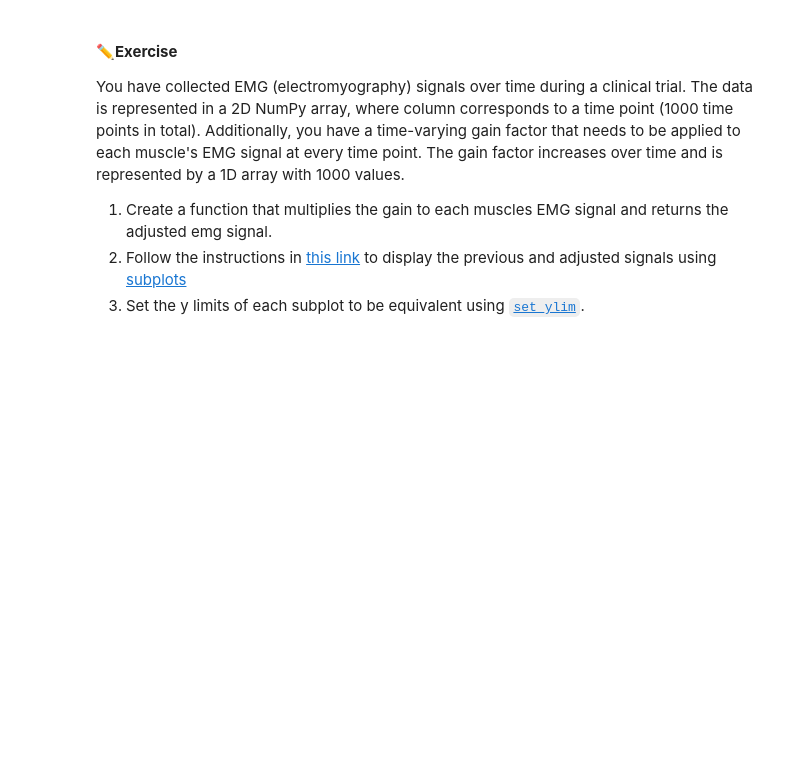
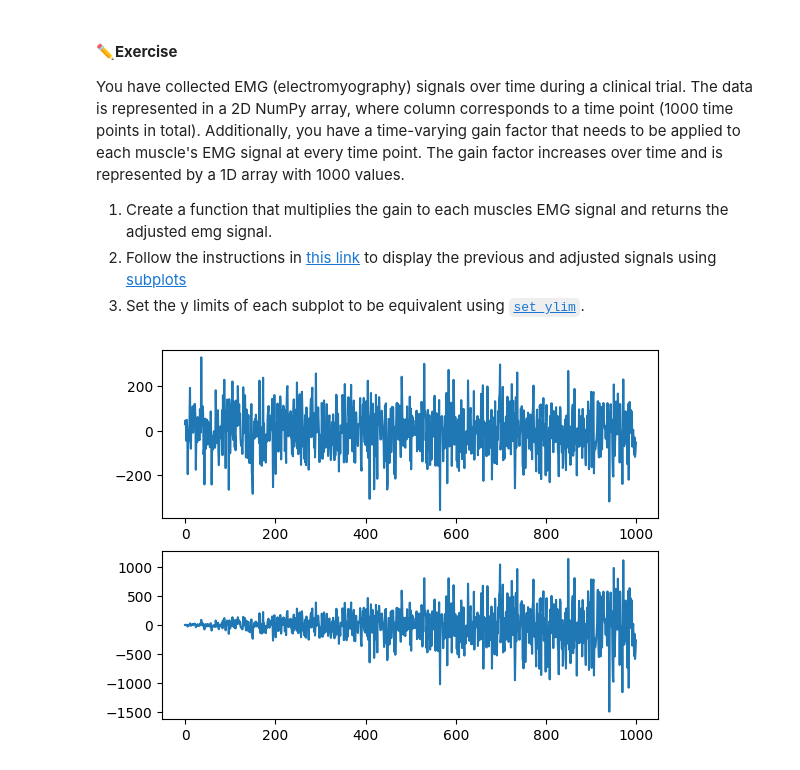
Before and after one commit to gracegloger/bme3053c, a Jupyter notebook: lessons-solved/03_Matplotlib_and_Numpy.ipynb, the cells around one changed output. Cells and saved outputs as stored; diff of their text form; code cells hidden in the pictures; blank space fills up the shorter version.

```diff
--- a/lessons-solved/03_Matplotlib_and_Numpy.ipynb
+++ b/lessons-solved/03_Matplotlib_and_Numpy.ipynb
@@ -207,0 +238,29 @@ gain_factor = np.linspace(0.1, 5, 1000)
+# %%
+emg_data = np.random.randn(1000) * 100  # Generating random EMG-like data
+
+# Increasing gain factor
+gain_factor = np.linspace(0.1, 5, 1000) #returns an array with values that are linearly arranged within a specified range
+
+
+import matplotlib.pyplot as plt
+import numpy as np
+
+def adj_signal(signal, gain):
+  adju_signal = emg_data * gain
+  ax1 = plt.subplot(211)
+  ax1.plot(signal)
+  #adjust to ensure that max/min values are not hard-coded, but that max
+  max_abs_val=np.max(np.abs(adju_signal))+100
+  y_bounds=[-max_abs_val,max_abs_val]
+
+  #ax1.set_ylim([-1000,1000])
+
+  ax2 = plt.subplot(212, sharex=ax1)
+  ax2.plot(adju_signal)
+  #ax2.set_ylim([-1000,1000])
+
+  plt.show()
+
+adj_signal(emg_data, gain_factor)
+# %% [output]
+[figure, added]
```
Also changed, not shown: parts of 6 cells of this notebook.
